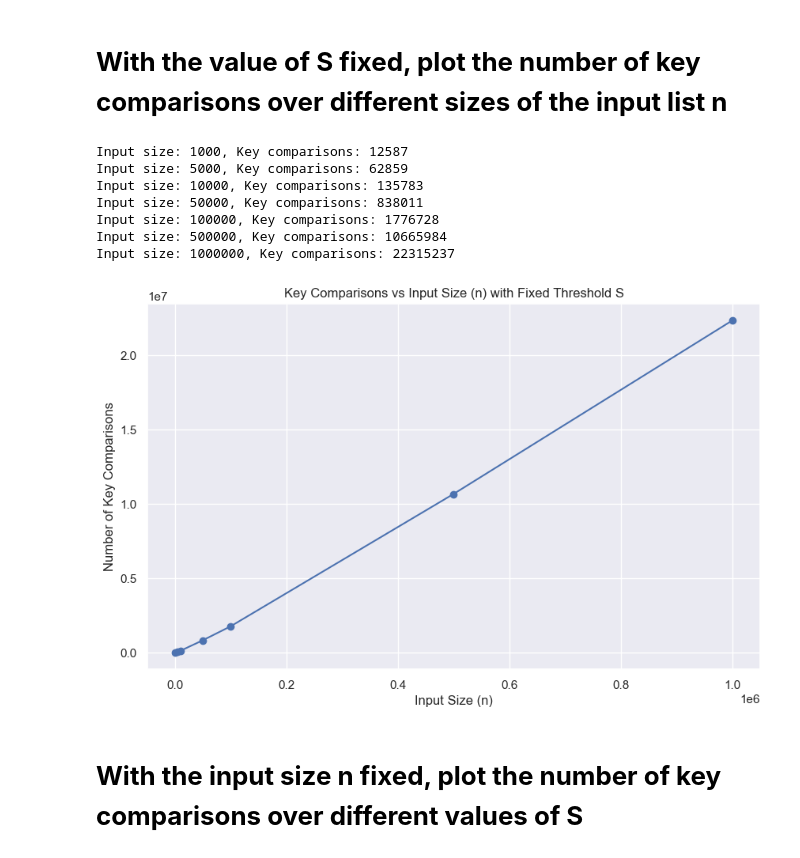
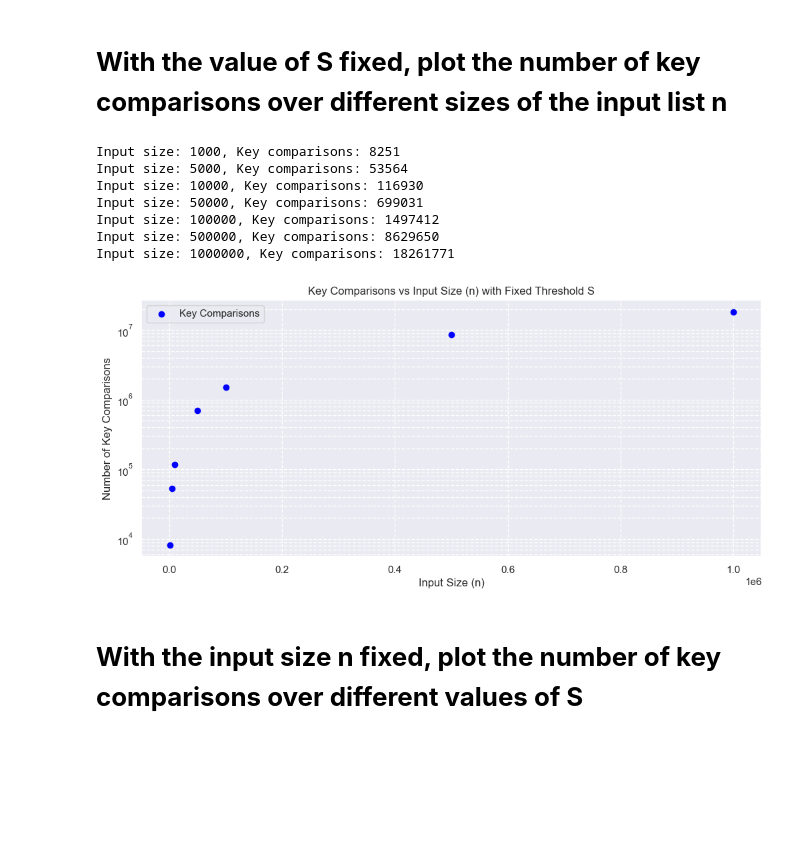
Before and after one commit to RajEstela/Algo-Proj, a Jupyter notebook: SC2001_Proj1.ipynb, the cells around one changed output. Cells and saved outputs as stored; diff of their text form; code cells hidden in the pictures; blank space fills up the shorter version.

Commit message:
Updated with graphs

```diff
--- a/SC2001_Proj1.ipynb
+++ b/SC2001_Proj1.ipynb
@@ -252,35 +328,47 @@ def generate_data(size, max_value):
 # %% [markdown]
 # **With the value of S fixed, plot the number of key comparisons over different sizes of the input list n**
 # %%
-S = 32
+S = 4
 
 sizes = [1000, 5000, 10000, 50000, 100000, 500000, 1000000]
 
 comparisons_by_size = []
 
 for size in sizes:
     data = generate_data(size, size)
     comparison_count = 0
     Hybrid_Merge_Sort(data, S)
     comparisons_by_size.append(comparison_count)
     print(f"Input size: {size}, Key comparisons: {comparison_count}")
 
-plt.figure(figsize=(10, 6))
-plt.plot(sizes, comparisons_by_size, marker='o', linestyle='-', color='b')
-plt.title('Key Comparisons vs Input Size (n) with Fixed Threshold S')
+
+# Create a scatter plot
+plt.figure(figsize=(12, 5))
+plt.scatter(sizes, comparisons_by_size, color='blue', label='Key Comparisons')
+
+# Set plot labels and title
 plt.xlabel('Input Size (n)')
 plt.ylabel('Number of Key Comparisons')
-plt.grid(True)
+plt.title('Key Comparisons vs Input Size (n) with Fixed Threshold S')
+
+# Optional: Use a logarithmic scale for better visualization of large differences
+plt.yscale('log')  # Apply log scale on y-axis if the range of values is large
+
+# Add grid and legend
+plt.grid(True, which="both", ls="--")
+plt.legend()
+
+# Show the plot
 plt.show()
 # %% [output]
-Input size: 1000, Key comparisons: 12587
-Input size: 5000, Key comparisons: 62859
-Input size: 10000, Key comparisons: 135783
-Input size: 50000, Key comparisons: 838011
-Input size: 100000, Key comparisons: 1776728
-Input size: 500000, Key comparisons: 10665984
-Input size: 1000000, Key comparisons: 22315237
+Input size: 1000, Key comparisons: 8251
+Input size: 5000, Key comparisons: 53564
+Input size: 10000, Key comparisons: 116930
+Input size: 50000, Key comparisons: 699031
+Input size: 100000, Key comparisons: 1497412
+Input size: 500000, Key comparisons: 8629650
+Input size: 1000000, Key comparisons: 18261771
-[figure, old version]
+[figure, new version]
 # %% [markdown]
 # **With the input size n fixed, plot the number of key comparisons over different values of S**
 # %%
```
Also changed, not shown: parts of 11 cells of this notebook.
